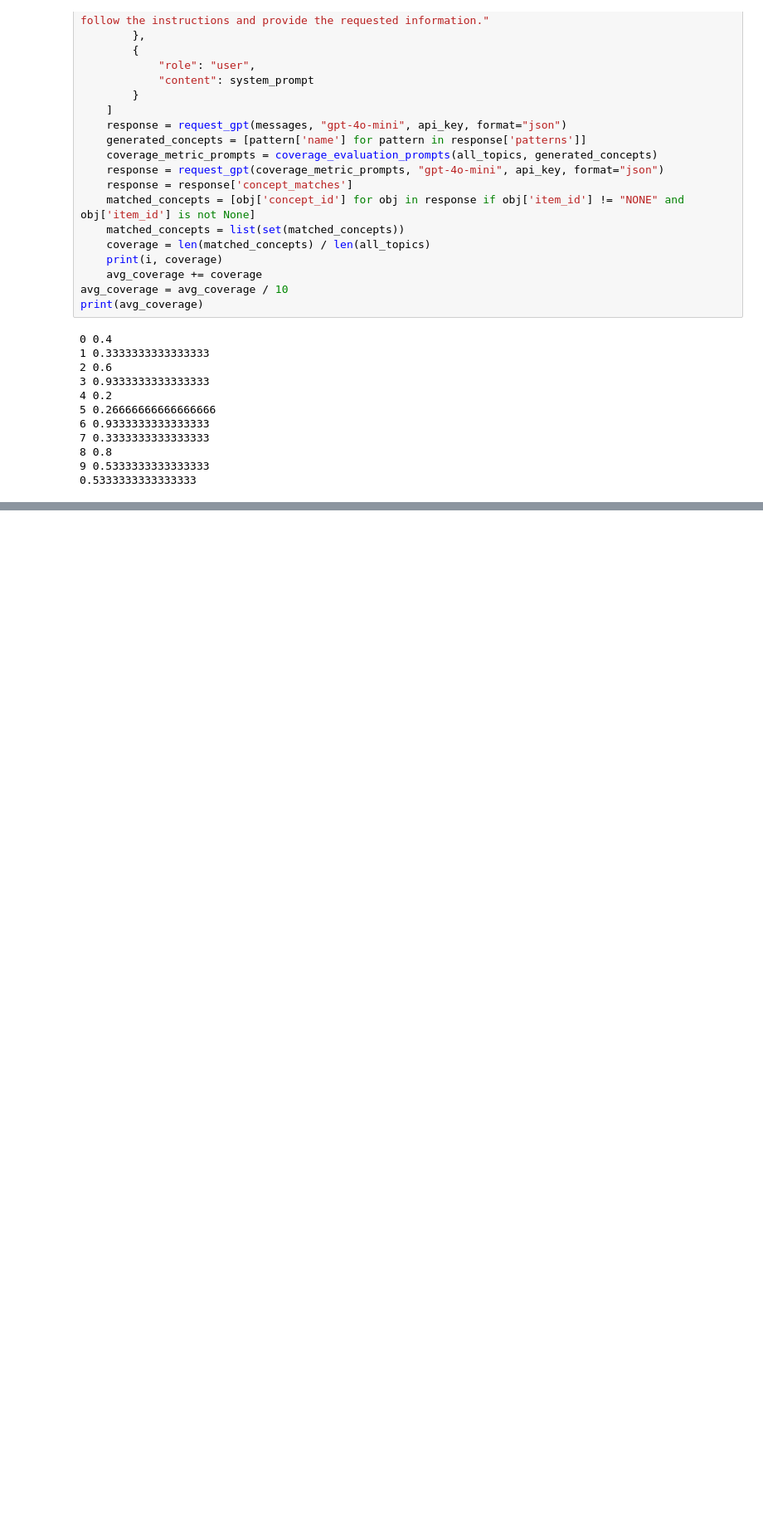
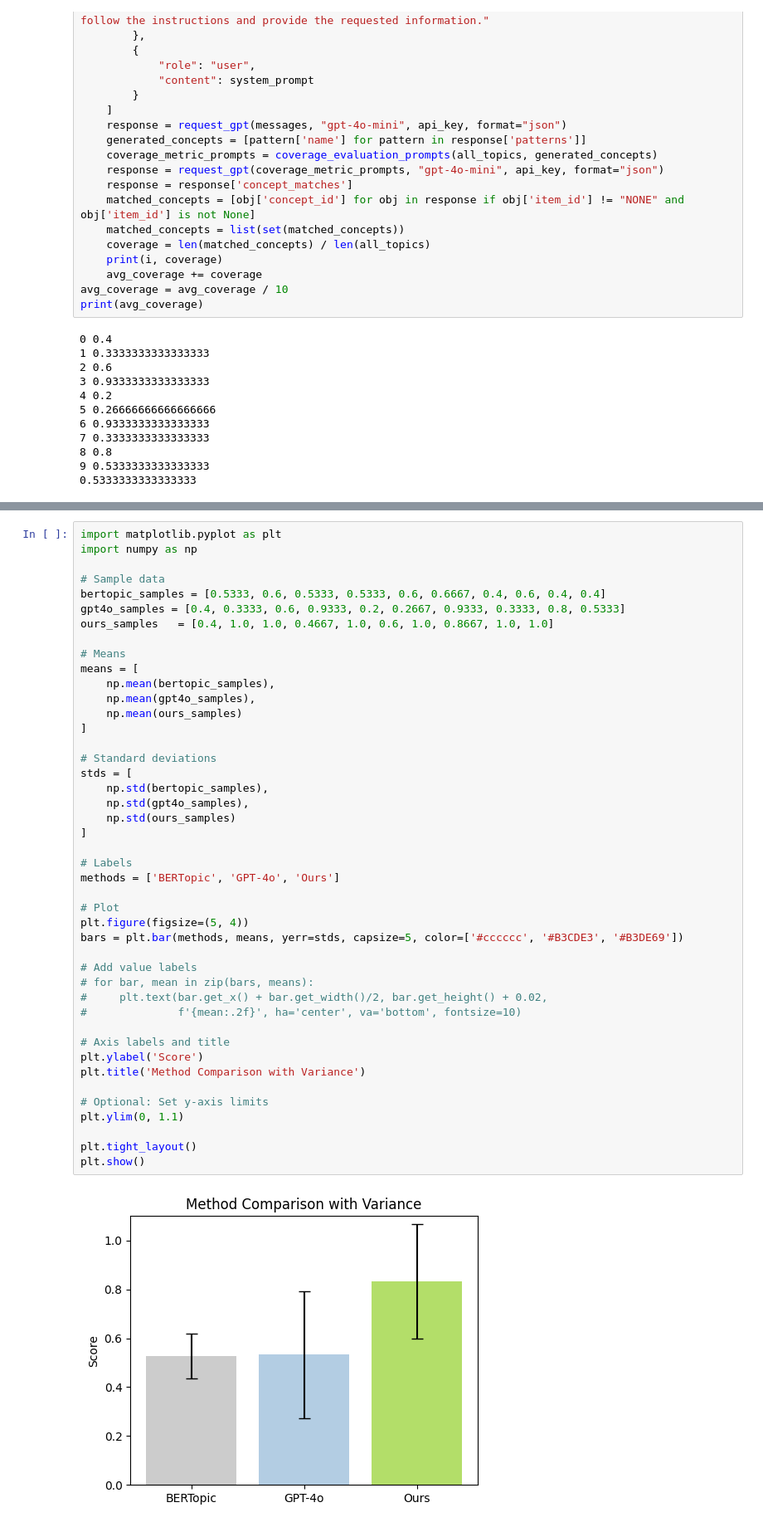
Before and after one commit to SamLee-dedeboy/VIDEE, a Jupyter notebook: evaluation_experiments/executor_evaluation.ipynb, the cells around one changed output, grey strips where cells are left out. Shown: that part at 83% size. Cells and saved outputs as stored; diff of their text form; blank space fills up the shorter version.

```diff
--- a/evaluation_experiments/executor_evaluation.ipynb
+++ b/evaluation_experiments/executor_evaluation.ipynb
@@ -397,0 +427,46 @@ print(avg_coverage)
+# %%
+import matplotlib.pyplot as plt
+import numpy as np
+
+# Sample data
+bertopic_samples = [0.5333, 0.6, 0.5333, 0.5333, 0.6, 0.6667, 0.4, 0.6, 0.4, 0.4]
+gpt4o_samples = [0.4, 0.3333, 0.6, 0.9333, 0.2, 0.2667, 0.9333, 0.3333, 0.8, 0.5333]
+ours_samples   = [0.4, 1.0, 1.0, 0.4667, 1.0, 0.6, 1.0, 0.8667, 1.0, 1.0]
+
+# Means
+means = [
+    np.mean(bertopic_samples),
+    np.mean(gpt4o_samples),
+    np.mean(ours_samples)
+]
+
+# Standard deviations
+stds = [
+    np.std(bertopic_samples),
+    np.std(gpt4o_samples),
+    np.std(ours_samples)
+]
+
+# Labels
+methods = ['BERTopic', 'GPT-4o', 'Ours']
+
+# Plot
+plt.figure(figsize=(5, 4))
+bars = plt.bar(methods, means, yerr=stds, capsize=5, color=['#cccccc', '#B3CDE3', '#B3DE69'])
+
+# Add value labels
+# for bar, mean in zip(bars, means):
+#     plt.text(bar.get_x() + bar.get_width()/2, bar.get_height() + 0.02,
+#              f'{mean:.2f}', ha='center', va='bottom', fontsize=10)
+
+# Axis labels and title
+plt.ylabel('Score')
+plt.title('Method Comparison with Variance')
+
+# Optional: Set y-axis limits
+plt.ylim(0, 1.1)
+
+plt.tight_layout()
+plt.show()
+# %% [output]
+[figure, added]
```
Also changed, not shown: parts of 1 cell of this notebook, 11 other files.
